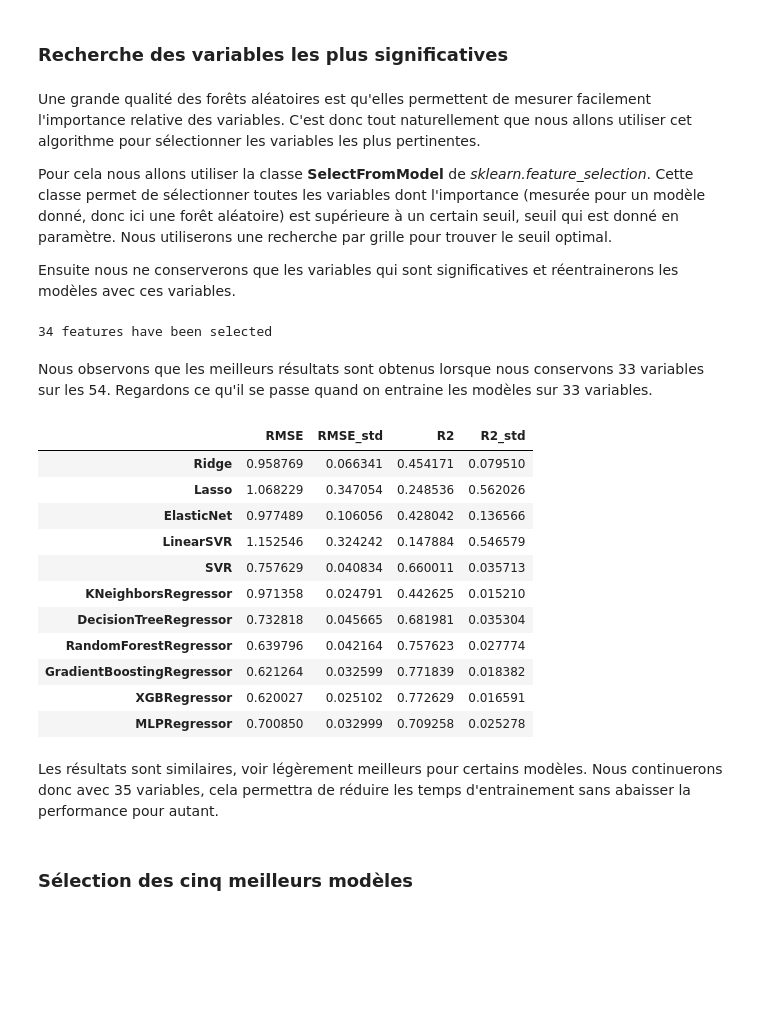
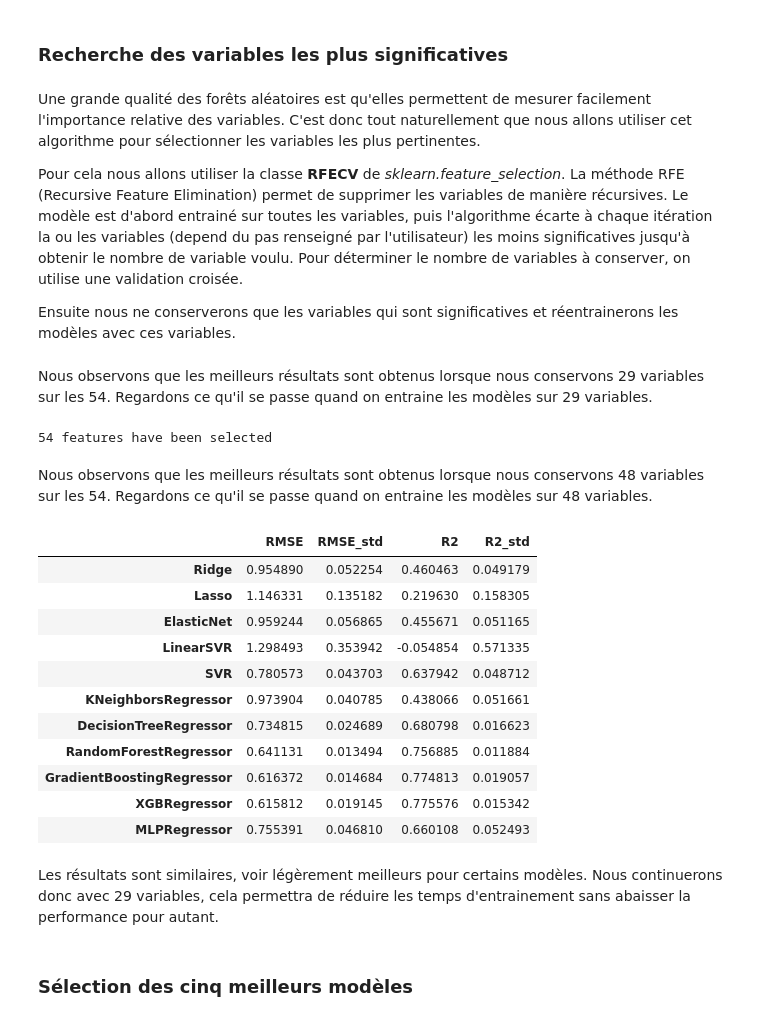
Before and after one commit to Pierre-Eloi/OC_DS_Project4, a Jupyter notebook: Project4_Data_Modeling.ipynb, the cells around one changed output. Saved outputs shown, nothing was run; the diff lists cells and outputs as text; code cells hidden in the pictures; blank space fills up the shorter version.

```diff
--- a/Project4_Data_Modeling.ipynb
+++ b/Project4_Data_Modeling.ipynb
@@ -145,46 +145,52 @@ df
 # %% [markdown]
 Une grande qualité des forêts aléatoires est qu'elles permettent de mesurer facilement l'importance relative des variables. C'est donc tout naturellement que nous allons utiliser cet algorithme pour sélectionner les variables les plus pertinentes.
 
-Pour cela nous allons utiliser la classe **SelectFromModel** de *sklearn.feature_selection*. Cette classe permet de sélectionner toutes les variables dont l'importance (mesurée pour un modèle donné, donc ici une forêt aléatoire) est supérieure à un certain seuil, seuil qui est donné en paramètre. Nous utiliserons une recherche par grille pour trouver le seuil optimal.
+Pour cela nous allons utiliser la classe **RFECV** de *sklearn.feature_selection*. La méthode RFE (Recursive Feature Elimination) permet de supprimer les variables de manière récursives. Le modèle est d'abord entrainé sur toutes les variables, puis l'algorithme écarte à chaque itération la ou les variables (depend du pas renseigné par l'utilisateur) les moins significatives jusqu'à obtenir le nombre de variable voulu. Pour déterminer le nombre de variables à conserver, on utilise une validation croisée.
 
 Ensuite nous ne conserverons que les variables qui sont significatives et réentrainerons les modèles avec ces variables.
-# %%
-from functions.ml_modeling import select_features
-
-# Get the mask of the features to be selected
-forest_reg = [m for m in models if type(m).__name__=='RandomForestRegressor'][0]
-mask = select_features(X_train, y_train, forest_reg)
-
-# Use the mask to select the significant features only
-X_train_select = X_train[:, mask].copy()
-n_features_select = mask.sum()
-print('{} features have been selected'.format(n_features_select))
-# %% [output]
-34 features have been selected
 # %% [markdown]
-Nous observons que les meilleurs résultats sont obtenus lorsque nous conservons 33 variables sur les 54. Regardons ce qu'il se passe quand on entraine les modèles sur 33 variables.
+Nous observons que les meilleurs résultats sont obtenus lorsque nous conservons 29 variables sur les 54. Regardons ce qu'il se passe quand on entraine les modèles sur 29 variables.
+# %%
+from sklearn.model_selection import RepeatedKFold
+from sklearn.feature_selection import RFECV
+
+cv = RepeatedKFold(n_splits=5, n_repeats=2, random_state=42)
+min_features = int(X_train.shape[1]/5)
+forest_reg = [m for m in models if type(m).__name__=='RandomForestRegressor'][0]
+
+rfe = RFECV(forest_reg, min_features_to_select=min_features,
+            cv=cv)
+rfe.fit(X_train, y_train)
+X_train_rfe = rfe.transform(X_train)
+mask = rfe.support_
+
+print('{} features have been selected'.format(rfe.n_features_))
+# %% [output]
+54 features have been selected
+# %% [markdown]
+Nous observons que les meilleurs résultats sont obtenus lorsque nous conservons 48 variables sur les 54. Regardons ce qu'il se passe quand on entraine les modèles sur 48 variables.
 # %%
 # Create models
-models_select_f = get_models(X_train_select, y_train, best_hparams=True)
+models_rfe = get_models(X_train_rfe, y_train, best_hparams=True)
 
 # Compare models
-df_select_f = compare_models(X_train_select, y_train, models_select_f)
-df_select_f
+df_rfe = compare_models(X_train_rfe, y_train, models_rfe)
+df_rfe
 # %% [output]
 |  | RMSE | RMSE_std | R2 | R2_std |
-| Ridge | 0.958769 | 0.066341 | 0.454171 | 0.079510 |
-| Lasso | 1.068229 | 0.347054 | 0.248536 | 0.562026 |
-| ElasticNet | 0.977489 | 0.106056 | 0.428042 | 0.136566 |
-| LinearSVR | 1.152546 | 0.324242 | 0.147884 | 0.546579 |
-| SVR | 0.757629 | 0.040834 | 0.660011 | 0.035713 |
-| KNeighborsRegressor | 0.971358 | 0.024791 | 0.442625 | 0.015210 |
-| DecisionTreeRegressor | 0.732818 | 0.045665 | 0.681981 | 0.035304 |
-| RandomForestRegressor | 0.639796 | 0.042164 | 0.757623 | 0.027774 |
-| GradientBoostingRegressor | 0.621264 | 0.032599 | 0.771839 | 0.018382 |
-| XGBRegressor | 0.620027 | 0.025102 | 0.772629 | 0.016591 |
-| MLPRegressor | 0.700850 | 0.032999 | 0.709258 | 0.025278 |
+| Ridge | 0.954890 | 0.052254 | 0.460463 | 0.049179 |
+| Lasso | 1.146331 | 0.135182 | 0.219630 | 0.158305 |
+| ElasticNet | 0.959244 | 0.056865 | 0.455671 | 0.051165 |
+| LinearSVR | 1.298493 | 0.353942 | -0.054854 | 0.571335 |
+| SVR | 0.780573 | 0.043703 | 0.637942 | 0.048712 |
+| KNeighborsRegressor | 0.973904 | 0.040785 | 0.438066 | 0.051661 |
+| DecisionTreeRegressor | 0.734815 | 0.024689 | 0.680798 | 0.016623 |
+| RandomForestRegressor | 0.641131 | 0.013494 | 0.756885 | 0.011884 |
+| GradientBoostingRegressor | 0.616372 | 0.014684 | 0.774813 | 0.019057 |
+| XGBRegressor | 0.615812 | 0.019145 | 0.775576 | 0.015342 |
+| MLPRegressor | 0.755391 | 0.046810 | 0.660108 | 0.052493 |
 # %% [markdown]
-Les résultats sont similaires, voir légèrement meilleurs pour certains modèles. Nous continuerons donc avec 35 variables, cela permettra de réduire les temps d'entrainement sans abaisser la performance pour autant.
+Les résultats sont similaires, voir légèrement meilleurs pour certains modèles. Nous continuerons donc avec 29 variables, cela permettra de réduire les temps d'entrainement sans abaisser la performance pour autant.
 # %% [markdown]
 ### Sélection des cinq meilleurs modèles
 # %%
```
Also changed, not shown: parts of 25 cells of this notebook, 3 other files.
